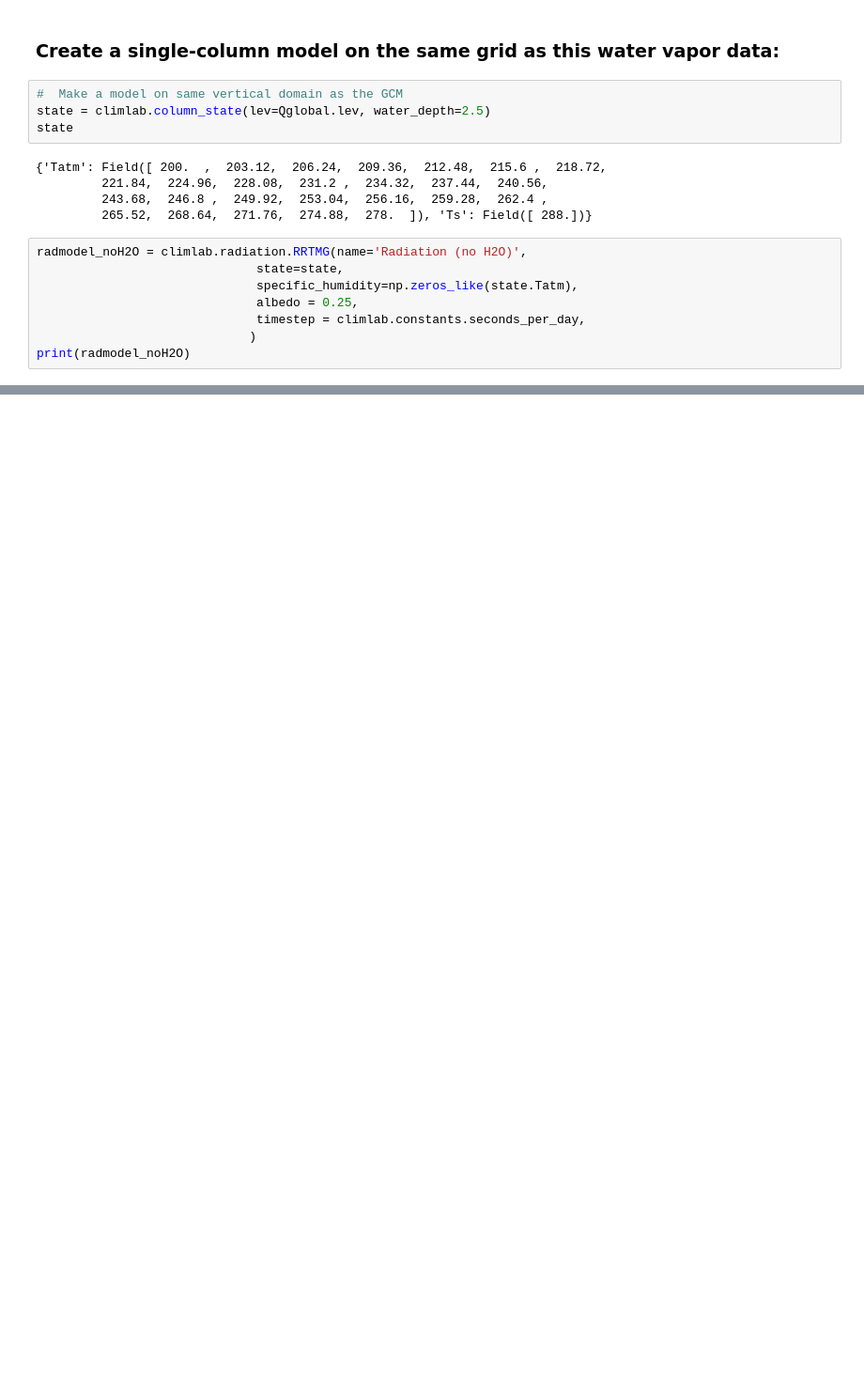
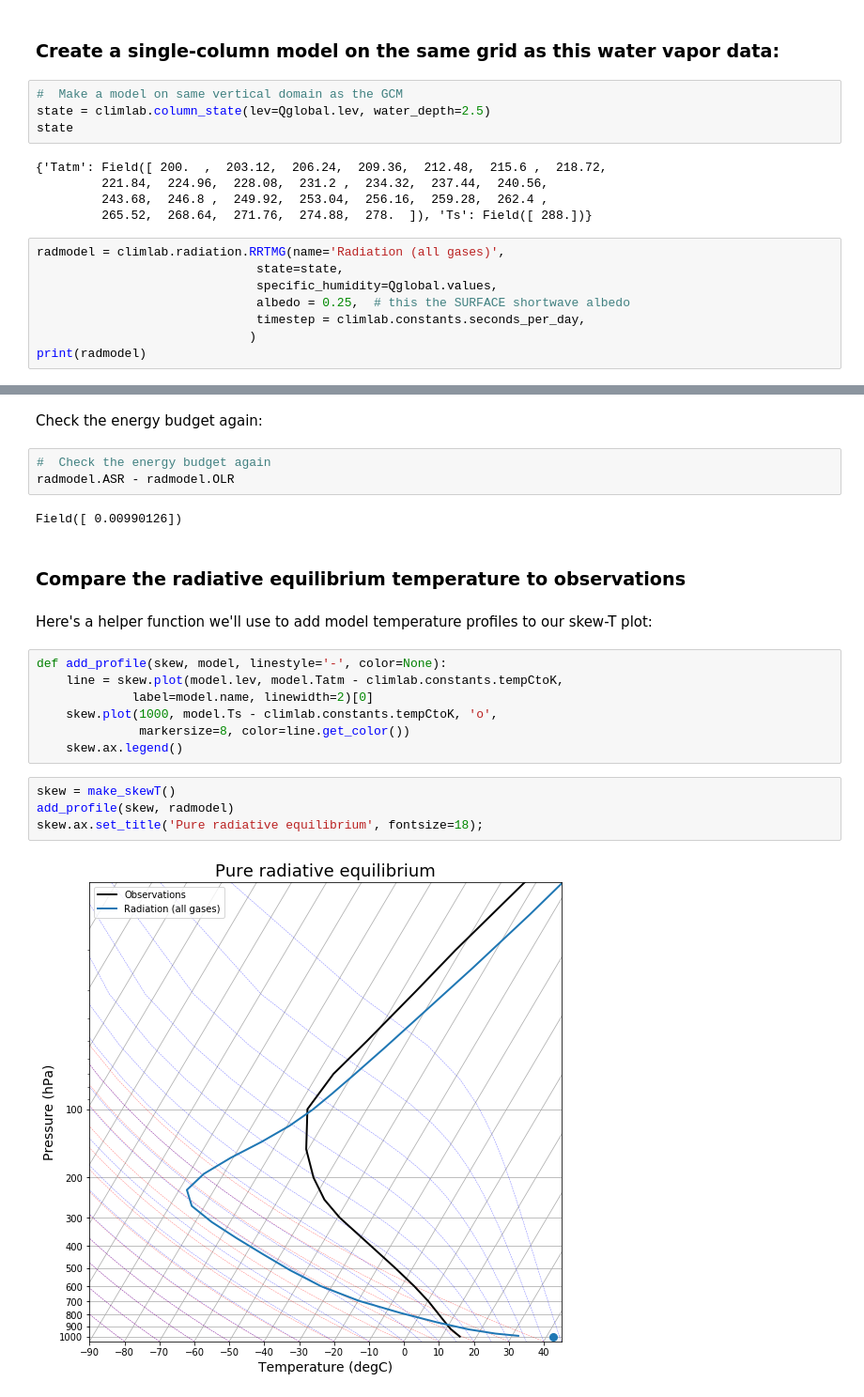
Before and after one commit to brian-rose/env-415, a Jupyter notebook: notes/L08_RadiativeEquilibrium.ipynb, the cells around one changed output, grey strips where cells are left out. Shown at 94% size. Drawn from its saved outputs; the diff is of its cells as text; blank space fills up the shorter version.

Commit message:
Finish lecture notes on radiative equilibrium

```diff
--- a/notes/L08_RadiativeEquilibrium.ipynb
+++ b/notes/L08_RadiativeEquilibrium.ipynb
@@ -134,13 +145,13 @@ state
          243.68,  246.8 ,  249.92,  253.04,  256.16,  259.28,  262.4 ,
          265.52,  268.64,  271.76,  274.88,  278.  ]), 'Ts': Field([ 288.])}
 # %%
-radmodel_noH2O = climlab.radiation.RRTMG(name='Radiation (no H2O)',
+radmodel = climlab.radiation.RRTMG(name='Radiation (all gases)',
                               state=state,
-                              specific_humidity=np.zeros_like(state.Tatm),
-                              albedo = 0.25,
+                              specific_humidity=Qglobal.values,
+                              albedo = 0.25,  # this the SURFACE shortwave albedo
                               timestep = climlab.constants.seconds_per_day,
                              )
-print(radmodel_noH2O)
+print(radmodel)
 # %% [output]
 Getting ozone data from /Users/br546577/anaconda3/lib/python3.6/site-packages/climlab/radiation/data/ozone/apeozone_cam3_5_54.nc
 climlab Process of type <class 'climlab.radiation.rrtm.rrtmg.RRTMG'>.
@@ -173,0 +381,24 @@ radmodel_noH2O.absorber_vmr
+# %% [markdown]
+Check the energy budget again:
+# %%
+#  Check the energy budget again
+radmodel.ASR - radmodel.OLR
+# %% [output]
+Field([ 0.00990126])
+# %% [markdown]
+### Compare the radiative equilibrium temperature to observations
+# %% [markdown]
+Here's a helper function we'll use to add model temperature profiles to our skew-T plot:
+# %%
+def add_profile(skew, model, linestyle='-', color=None):
+    line = skew.plot(model.lev, model.Tatm - climlab.constants.tempCtoK,
+             label=model.name, linewidth=2)[0]
+    skew.plot(1000, model.Ts - climlab.constants.tempCtoK, 'o',
+              markersize=8, color=line.get_color())
+    skew.ax.legend()
+# %%
+skew = make_skewT()
+add_profile(skew, radmodel)
+skew.ax.set_title('Pure radiative equilibrium', fontsize=18);
+# %% [output]
+[figure, added]
```
Also changed, not shown: parts of 76 cells of this notebook.
